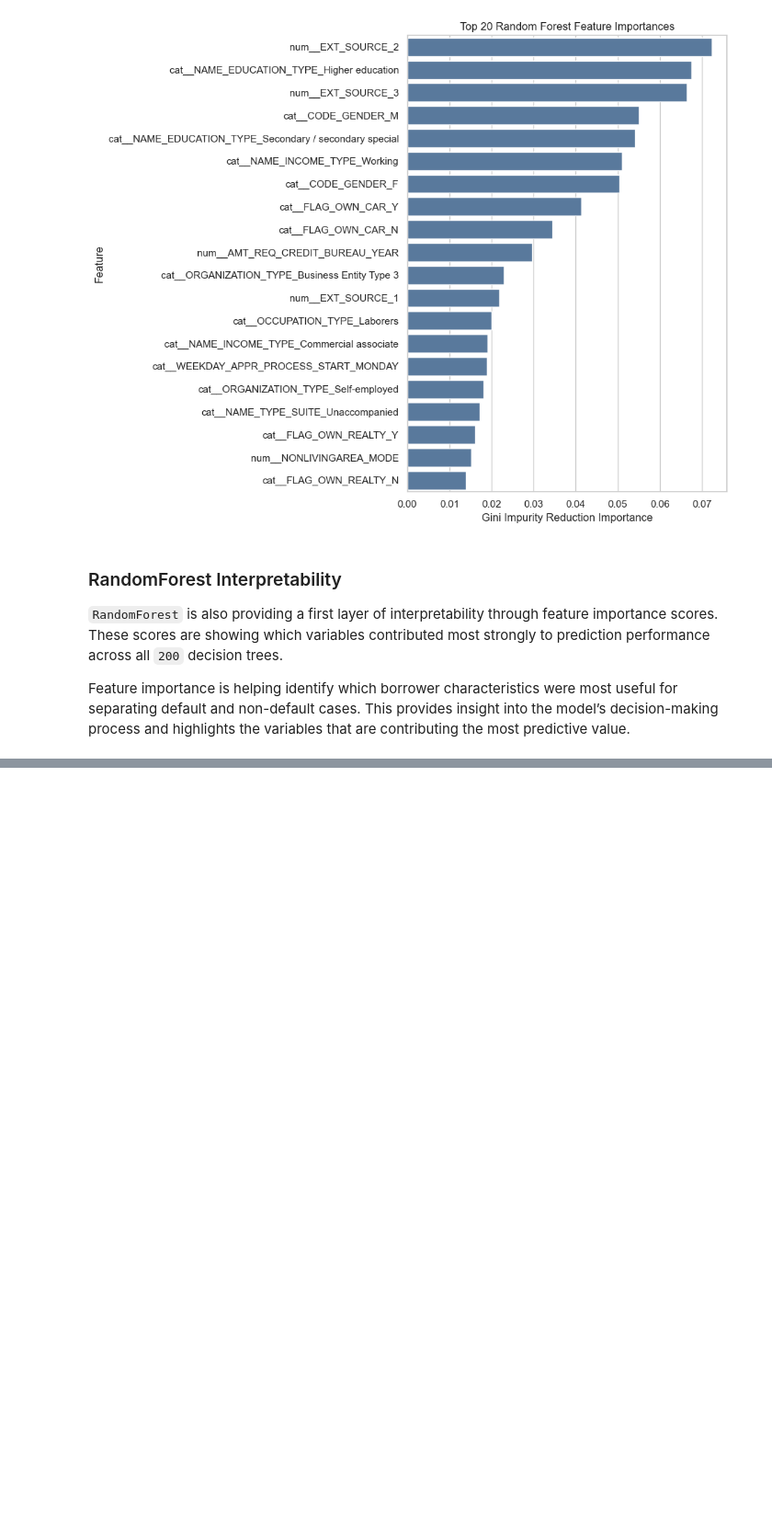
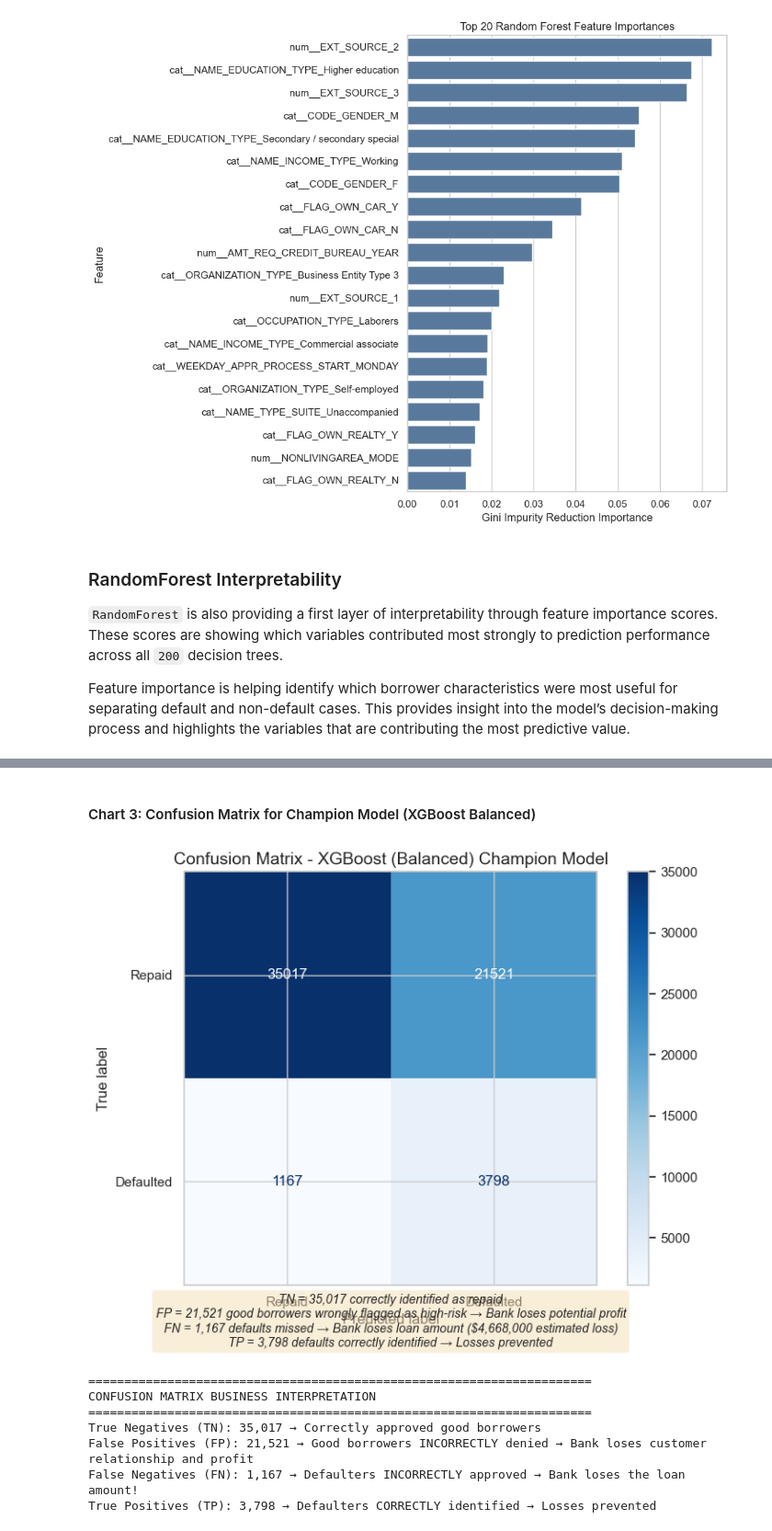
Before and after one commit to KimutaiHub/Loan-Default-Risk-Predictions, a Jupyter notebook: loan_default_risk_prediction.ipynb, the cells around one changed output, grey strips where cells are left out. Shown at 92% size. Saved outputs shown, nothing was run; the diff lists cells and outputs as text; code cells hidden in the pictures; blank space fills up the shorter version.

```diff
--- a/loan_default_risk_prediction.ipynb
+++ b/loan_default_risk_prediction.ipynb
@@ -1727,0 +1774,20 @@ Feature importance is helping identify which borrower characteristics were most
+# %%
+# Initialize XGBoost model
+xgb_model = XGBClassifier(
+    n_estimators=500,           # Number of boosting rounds
+    learning_rate=0.03,         # Step size shrinkage
+    max_depth=5,                # Maximum tree depth
+    min_child_weight=3,         # Prevent overfitting
+    subsample=0.8,              # Prevent overfitting
+    colsample_bytree=0.8,       # Feature sampling
+    scale_pos_weight=scale_pos_weight,  # Handles class imbalance
+    eval_metric='logloss',      # Evaluation metric
+    random_state=42,            # Reproducibility
+    n_jobs=-1,                  # Use all CPU cores
+    tree_method='hist',         # Faster for large datasets
+    reg_alpha=0.5,              # L1 regularization
+    reg_lambda=1.5              # L2 regularization
+)
+
+# Train the model
+xgb_model.fit(X_train_processed, y_train)
@@ -1727,0 +2293,44 @@ Feature importance is helping identify which borrower characteristics were most
+# %% [markdown]
+#### Chart 3: Confusion Matrix for Champion Model (XGBoost Balanced)
+# %%
+from sklearn.metrics import ConfusionMatrixDisplay
+
+# Get confusion matrix for champion model
+cm = confusion_matrix(y_test, xgb_preds)
+tn, fp, fn, tp = cm.ravel()
+
+# Create heatmap
+fig, ax = plt.subplots(figsize=(8, 6))
+disp = ConfusionMatrixDisplay(confusion_matrix=cm, display_labels=['Repaid', 'Defaulted'])
+disp.plot(ax=ax, cmap='Blues', values_format='d')
+
+plt.title('Confusion Matrix - XGBoost (Balanced) Champion Model', fontsize=14)
+
+# Add annotations with business interpretation
+ax.text(0.5, -0.15,
+        f"TN = {tn:,} correctly identified as repaid\n"
+        f"FP = {fp:,} good borrowers wrongly flagged as high-risk → Bank loses potential profit\n"
+        f"FN = {fn:,} defaults missed → Bank loses loan amount (${fn * 5000 * 0.8:,.0f} estimated loss)\n"
+        f"TP = {tp:,} defaults correctly identified → Losses prevented",
+        transform=ax.transAxes, ha='center', fontsize=10, style='italic',
+        bbox=dict(boxstyle='round', facecolor='wheat', alpha=0.5))
+
+plt.tight_layout()
+plt.show()
+
+print("\n" + "="*70)
+print("CONFUSION MATRIX BUSINESS INTERPRETATION")
+print("="*70)
+print(f"True Negatives (TN): {tn:,} → Correctly approved good borrowers")
+print(f"False Positives (FP): {fp:,} → Good borrowers INCORRECTLY denied → Bank loses customer relationship and profit")
+print(f"False Negatives (FN): {fn:,} → Defaulters INCORRECTLY approved → Bank loses the loan amount!")
+print(f"True Positives (TP): {tp:,} → Defaulters CORRECTLY identified → Losses prevented")
+# %% [output]
+[figure, added]
+======================================================================
+CONFUSION MATRIX BUSINESS INTERPRETATION
+======================================================================
+True Negatives (TN): 35,017 → Correctly approved good borrowers
+False Positives (FP): 21,521 → Good borrowers INCORRECTLY denied → Bank loses customer relationship and profit
+False Negatives (FN): 1,167 → Defaulters INCORRECTLY approved → Bank loses the loan amount!
+True Positives (TP): 3,798 → Defaulters CORRECTLY identified → Losses prevented
```
Also changed, not shown: parts of 47 cells of this notebook.
